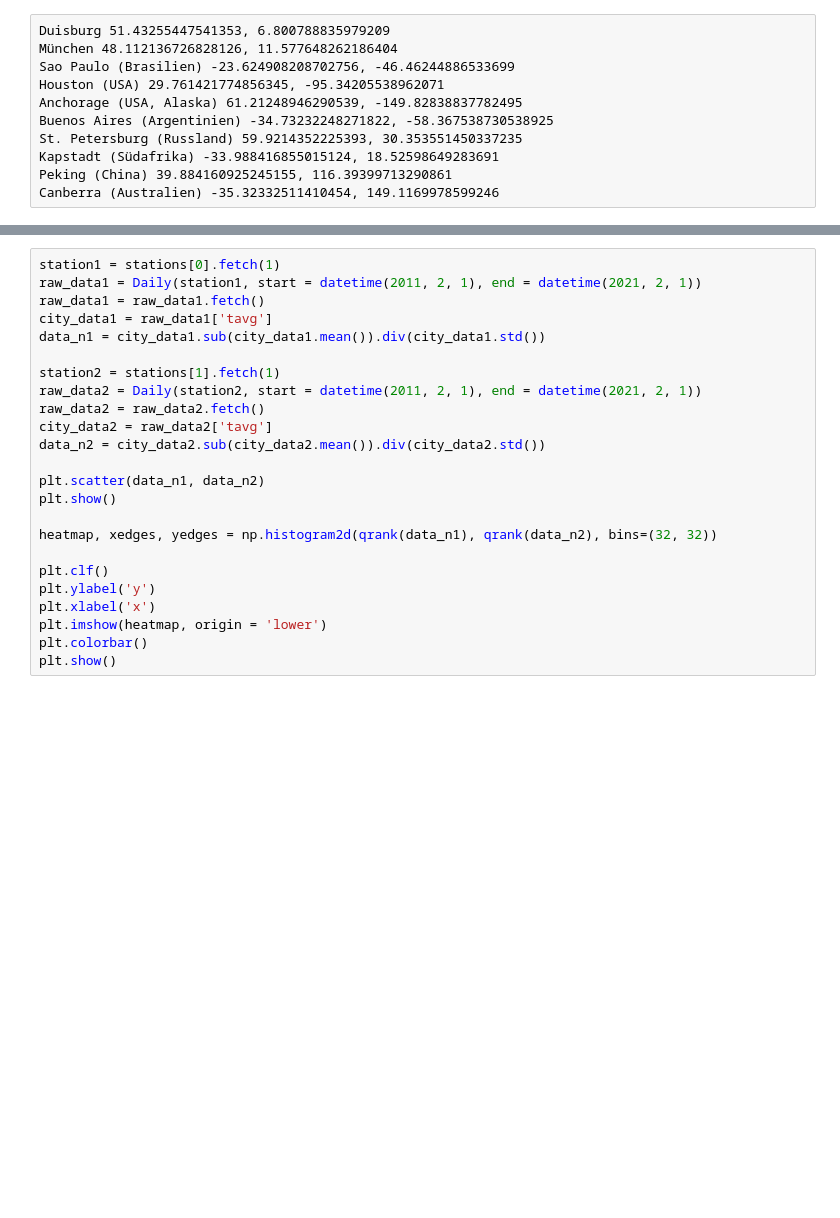
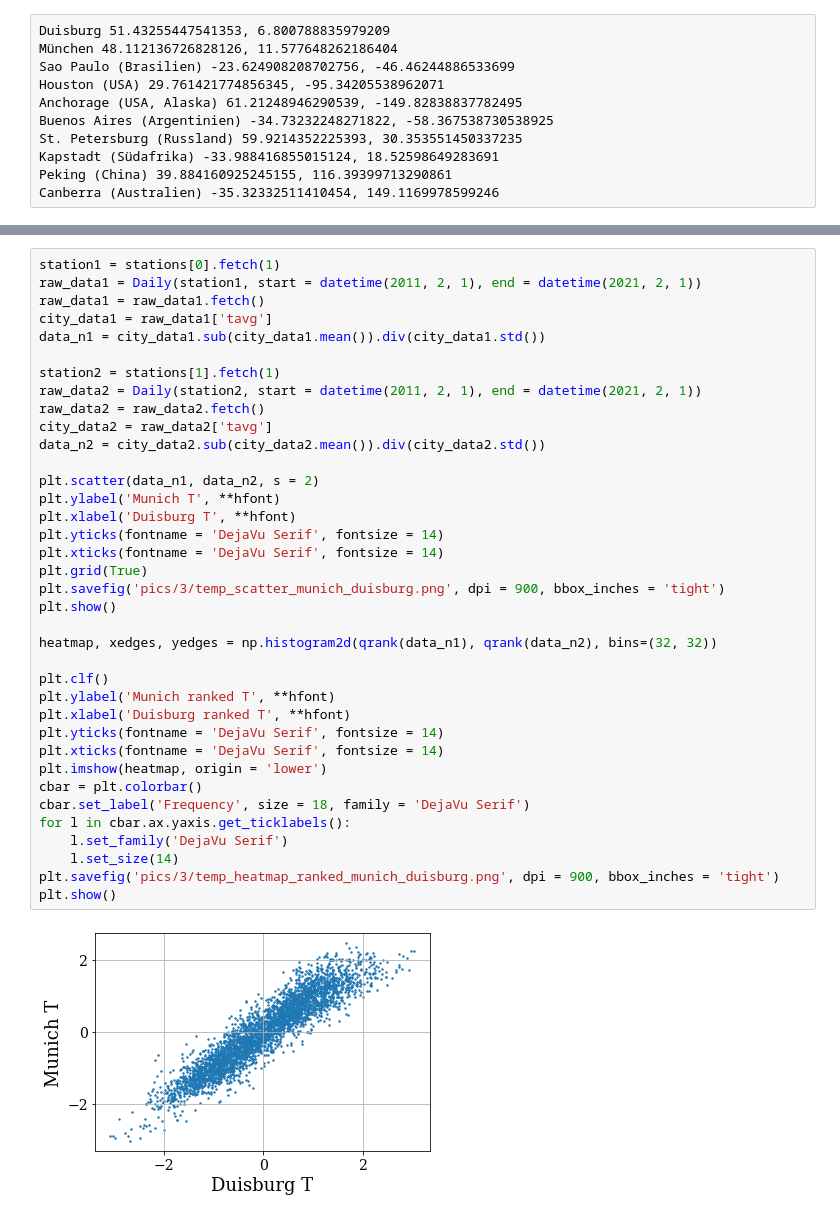
Before and after one commit to xSMSHP/FP_1_12, a Jupyter notebook: fp_versuch_1_12.ipynb, the cells around one changed output, grey strips where cells are left out. Drawn from its saved outputs; the diff is of its cells as text; blank space fills up the shorter version.

```diff
--- a/fp_versuch_1_12.ipynb
+++ b/fp_versuch_1_12.ipynb
@@ -551,24 +835,39 @@ for i, st in enumerate(stations):
 # %%
 station1 = stations[0].fetch(1)
 raw_data1 = Daily(station1, start = datetime(2011, 2, 1), end = datetime(2021, 2, 1))
 raw_data1 = raw_data1.fetch()
 city_data1 = raw_data1['tavg']
 data_n1 = city_data1.sub(city_data1.mean()).div(city_data1.std())
 
 station2 = stations[1].fetch(1)
 raw_data2 = Daily(station2, start = datetime(2011, 2, 1), end = datetime(2021, 2, 1))
 raw_data2 = raw_data2.fetch()
 city_data2 = raw_data2['tavg']
 data_n2 = city_data2.sub(city_data2.mean()).div(city_data2.std())
 
-plt.scatter(data_n1, data_n2)
+plt.scatter(data_n1, data_n2, s = 2)
+plt.ylabel('Munich T', **hfont)
+plt.xlabel('Duisburg T', **hfont)
+plt.yticks(fontname = 'DejaVu Serif', fontsize = 14)
+plt.xticks(fontname = 'DejaVu Serif', fontsize = 14)
+plt.grid(True)
+plt.savefig('pics/3/temp_scatter_munich_duisburg.png', dpi = 900, bbox_inches = 'tight')
 plt.show()
 
 heatmap, xedges, yedges = np.histogram2d(qrank(data_n1), qrank(data_n2), bins=(32, 32))
 
 plt.clf()
-plt.ylabel('y')
-plt.xlabel('x')
+plt.ylabel('Munich ranked T', **hfont)
+plt.xlabel('Duisburg ranked T', **hfont)
+plt.yticks(fontname = 'DejaVu Serif', fontsize = 14)
+plt.xticks(fontname = 'DejaVu Serif', fontsize = 14)
 plt.imshow(heatmap, origin = 'lower')
-plt.colorbar()
+cbar = plt.colorbar()
+cbar.set_label('Frequency', size = 18, family = 'DejaVu Serif')
+for l in cbar.ax.yaxis.get_ticklabels():
+    l.set_family('DejaVu Serif')
+    l.set_size(14)
+plt.savefig('pics/3/temp_heatmap_ranked_munich_duisburg.png', dpi = 900, bbox_inches = 'tight')
 plt.show()
+# %% [output]
+[figure, added]
```
Also changed, not shown: parts of 39 cells of this notebook.
